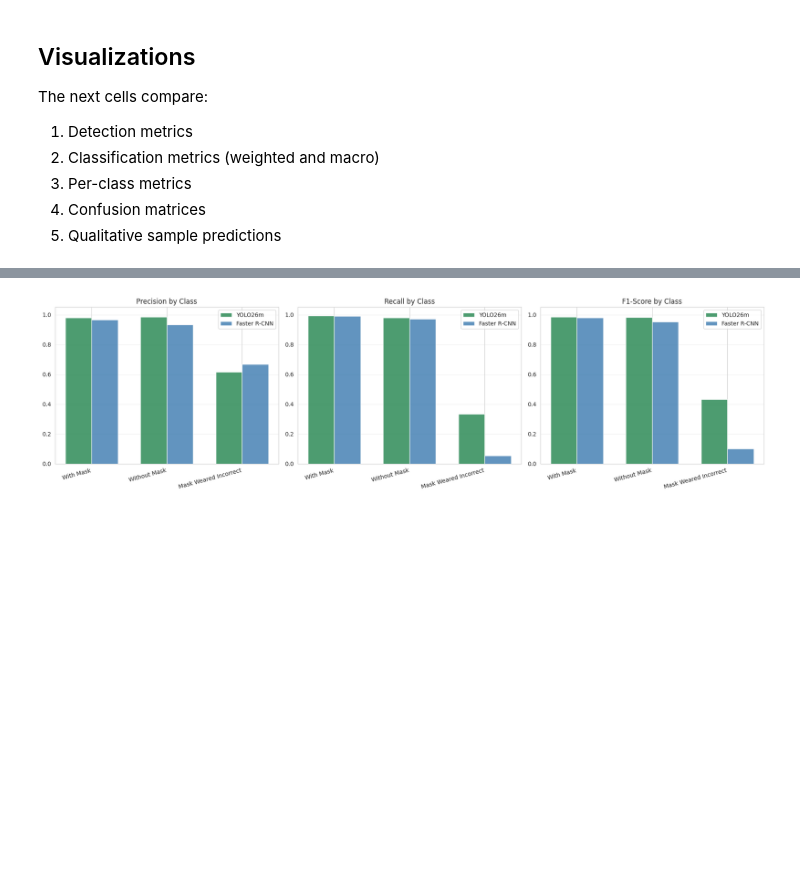
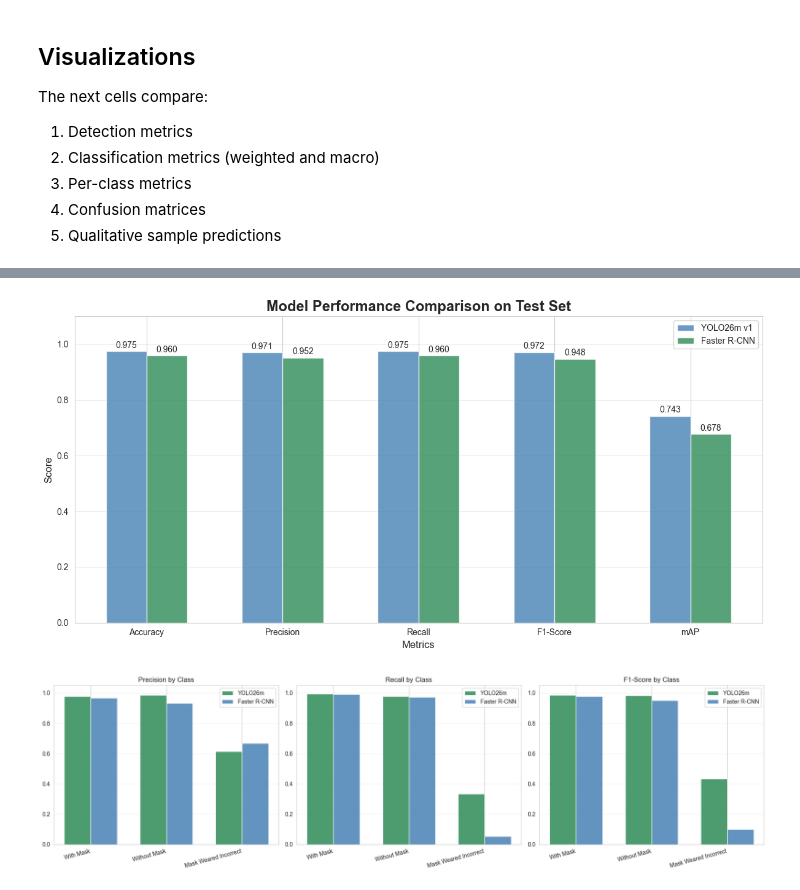
Before and after one commit to khoanguyn1411/face_mask_detection, a Jupyter notebook: src/visulization_end_to_end.ipynb, the cells around one changed output, grey strips where cells are left out. Cells and saved outputs as stored; diff of their text form; code cells hidden in the pictures; blank space fills up the shorter version.

```diff
--- a/src/visulization_end_to_end.ipynb
+++ b/src/visulization_end_to_end.ipynb
@@ -466,3 +520,54 @@ plt.show()
+# %%
+# Model performance comparison (screenshot style) with mAP
+metrics_names = ['Accuracy', 'Precision', 'Recall', 'F1-Score', 'mAP']
+yolo_values = [
+    yolo_metrics['cls_accuracy'],
+    yolo_metrics['cls_precision_w'],
+    yolo_metrics['cls_recall_w'],
+    yolo_metrics['cls_f1_w'],
+    yolo_metrics['cls_map'],
+]
+frcnn_values = [
+    frcnn_metrics['cls_accuracy'],
+    frcnn_metrics['cls_precision_w'],
+    frcnn_metrics['cls_recall_w'],
+    frcnn_metrics['cls_f1_w'],
+    frcnn_metrics['cls_map'],
+]
+
+x = np.arange(len(metrics_names))
+width = 0.30
+
+fig, ax = plt.subplots(figsize=(12, 6))
+bars1 = ax.bar(x - width / 2, yolo_values, width, label='YOLO26m v1', alpha=0.8, color='steelblue')
+bars2 = ax.bar(x + width / 2, frcnn_values, width, label='Faster R-CNN', alpha=0.8, color='seagreen')
+
+ax.set_xlabel('Metrics', fontsize=12)
+ax.set_ylabel('Score', fontsize=12)
+ax.set_title('Model Performance Comparison on Test Set', fontsize=17, fontweight='bold')
+ax.set_xticks(x)
+ax.set_xticklabels(metrics_names)
+ax.legend()
+ax.grid(axis='y', alpha=0.3)
+ax.set_ylim([0, 1.1])
+
+# Add value labels on bars
+for bars in [bars1, bars2]:
+    for bar in bars:
+        height = bar.get_height()
+        ax.text(
+            bar.get_x() + bar.get_width() / 2,
+            height + 0.005,
+            f'{height:.3f}',
+            ha='center',
+            va='bottom',
+            fontsize=10
+        )
+
+plt.tight_layout()
+plt.show()
+# %% [output]
+[figure, added]
 # %%
 # Per-class metrics comparison
 fig, axes = plt.subplots(1, 3, figsize=(18, 5))
```
Also changed, not shown: parts of 9 cells of this notebook.
